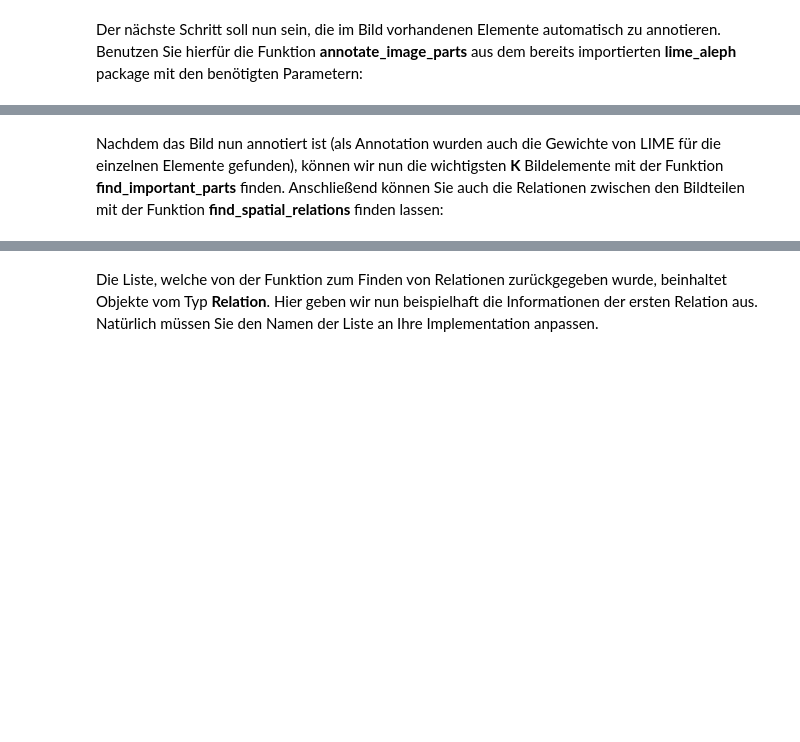
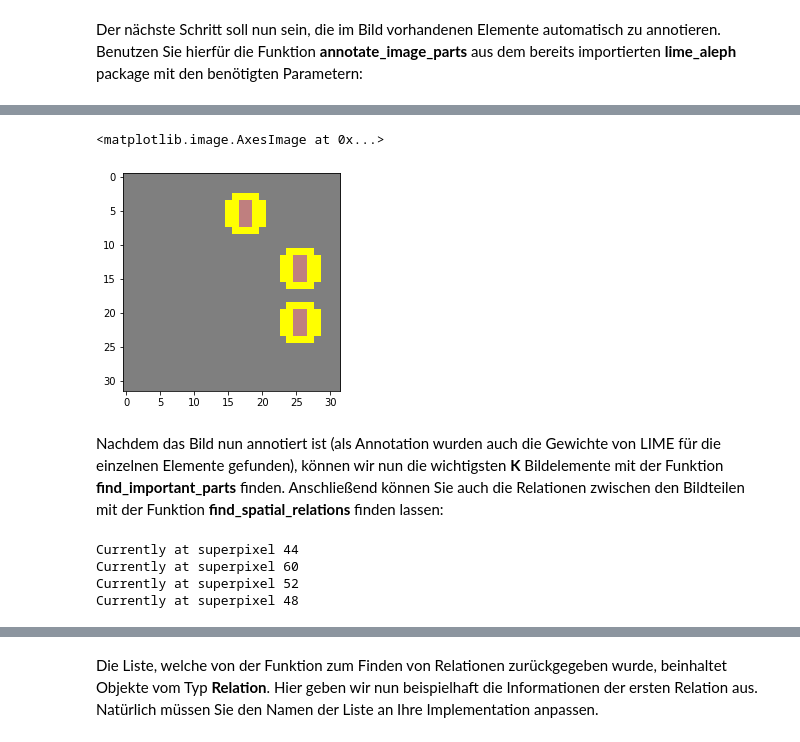
Before and after one commit to mc-lovin-mlem/LIME-Aleph, a Jupyter notebook: notebooks/lime_aleph_ki_campus.ipynb, the cells around one changed output, grey strips where cells are left out. Drawn from its saved outputs; the diff is of its cells as text; code cells hidden in the pictures; blank space fills up the shorter version.

```diff
--- a/notebooks/lime_aleph_ki_campus.ipynb
+++ b/notebooks/lime_aleph_ki_campus.ipynb
@@ -49,2 +144,18 @@ Der nächste Schritt soll nun sein, die im Bild vorhandenen Elemente automatisch
+# %%
+temp, mask = explanation.get_image_and_mask(0, positive_only=True, num_features=3, hide_rest=True)
+plt.imshow(mark_boundaries(temp / 2 + 0.5, mask))
+# %% [output]
+<matplotlib.image.AxesImage at 0x...>
+[figure, added]
 # %% [markdown]
 Nachdem das Bild nun annotiert ist (als Annotation wurden auch die Gewichte von LIME für die einzelnen Elemente gefunden), können wir nun die wichtigsten __K__ Bildelemente mit der Funktion __find_important_parts__ finden. Anschließend können Sie auch die Relationen zwischen den Bildteilen mit der Funktion __find_spatial_relations__ finden lassen:
+# %%
+#[SOLUTION]
+
+important_superpixels = la.find_important_parts(annotated_image, 4)
+relations = la.find_spatial_relations(important_superpixels)
+# %% [output]
+Currently at superpixel 44
+Currently at superpixel 60
+Currently at superpixel 52
+Currently at superpixel 48
```
Also changed, not shown: parts of 23 cells of this notebook, 6 other files.
